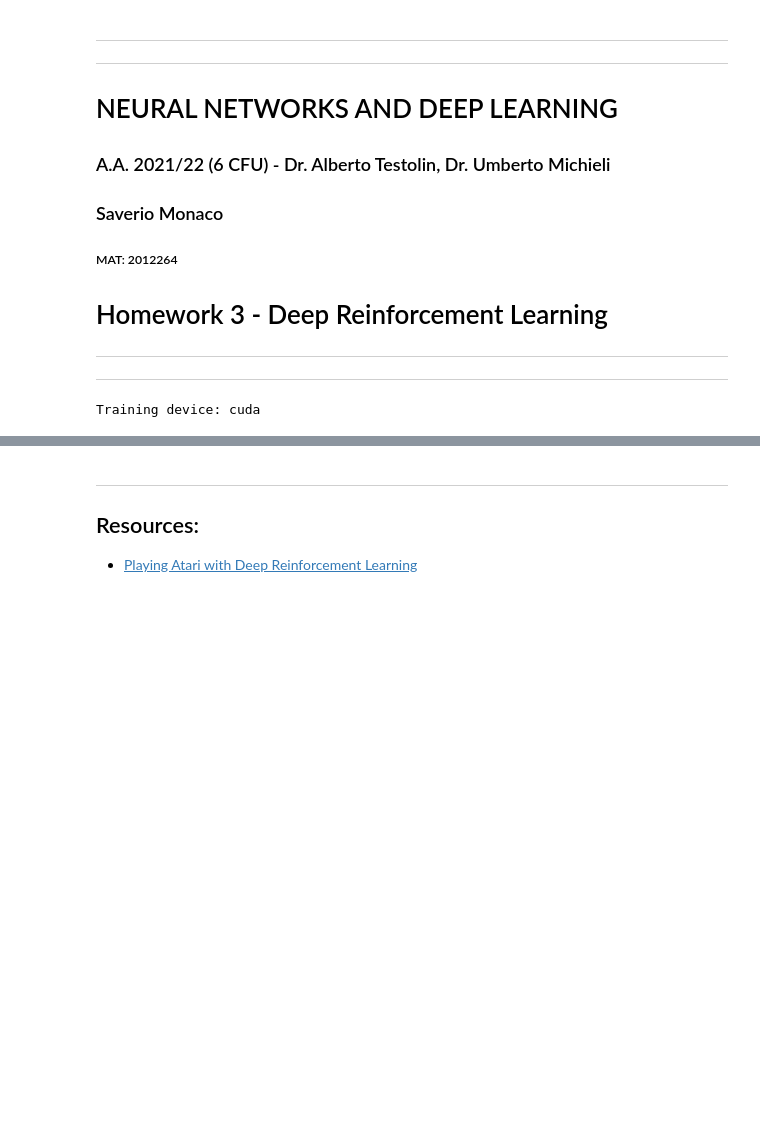
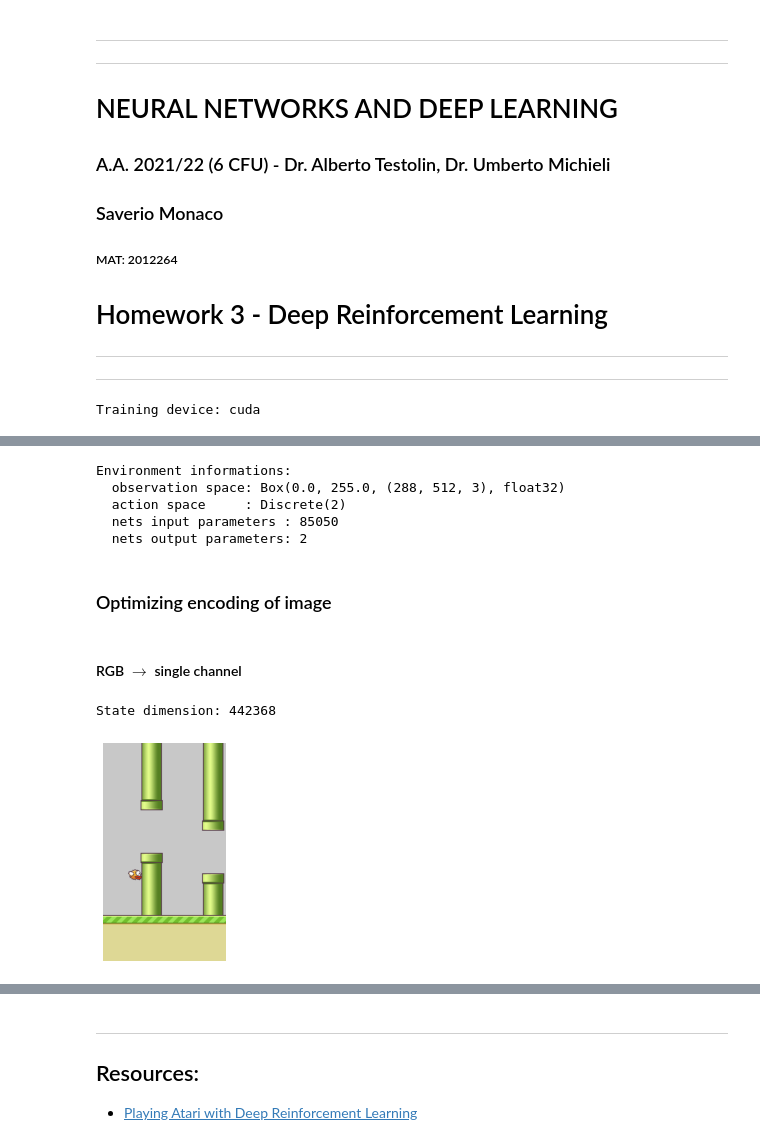
Before and after one commit to SaverioMonaco/NN-DeepLearning-Projects, a Jupyter notebook: 3. Deep Reinforcement Learning/Monaco-HW3-Deep-Q.ipynb, the cells around one changed output, grey strips where cells are left out. Drawn from its saved outputs; the diff is of its cells as text; code cells hidden in the pictures; blank space fills up the shorter version.

```diff
--- a/3. Deep Reinforcement Learning/Monaco-HW3-Deep-Q.ipynb
+++ b/3. Deep Reinforcement Learning/Monaco-HW3-Deep-Q.ipynb
@@ -374,0 +940,10 @@ SCORE: 500.0
+# %%
+player2 = Flappy(rgb = True, verbose = True)
+# %% [output]
+Environment informations:
+  observation space: Box(0.0, 255.0, (288, 512, 3), float32)
+  action space     : Discrete(2)
+  nets input parameters : 85050
+  nets output parameters: 2
+# %% [markdown]
+### Optimizing encoding of image
@@ -374,0 +956,38 @@ SCORE: 500.0
+# %%
+# Initialize the Gym environmentif not rgb:
+env = flappy_bird_gym.make("FlappyBird-rgb-v0")
+
+# Reset the environment and get the initial state
+state = env.reset()
+
+# Reset the score. The final score will be the total amount of steps before the pole falls
+score = 0
+done = False
+# Go on until the pole falls off or the score reach 490
+while not done:
+    if score%20==0:
+        action = 1
+    else:
+        action = 0
+
+    # Apply the action and get the next state, the reward and a flag "done" that is True if the game is ended
+    next_state, _, done, info = env.step(action)
+    # Visually render the environment
+    env.render()
+    time.sleep(1 / 30)  # FPS
+    # Update the final score (+1 for each step)
+    score += 1
+    # Set the current state for the next iteration
+    state = next_state
+    # Check if the episode ended (the pole fell down)
+# %% [markdown]
+#### RGB $\to$ single channel
+# %%
+plt.imshow(ndimage.rotate(np.flip(state,0), 270), cmap='gray')
+plt.axis('off')
+plt.savefig('./imgs/default_view.svg', format='svg')
+
+print('State dimension:', state.size)
+# %% [output]
+State dimension: 442368
+[figure, added]
```
Also changed, not shown: parts of 37 cells of this notebook, 14 other files.
